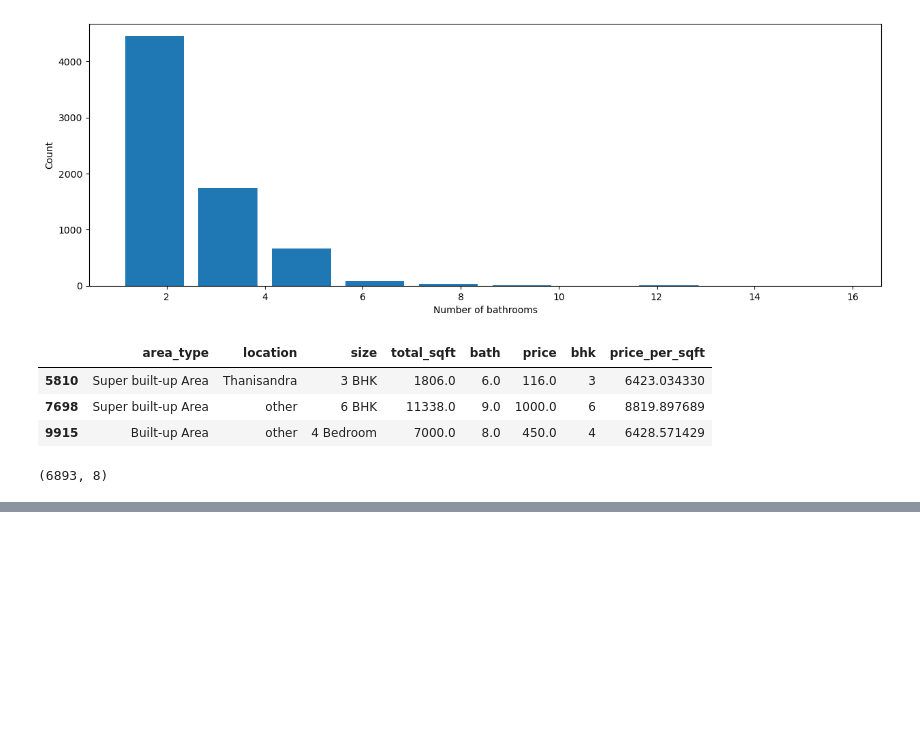
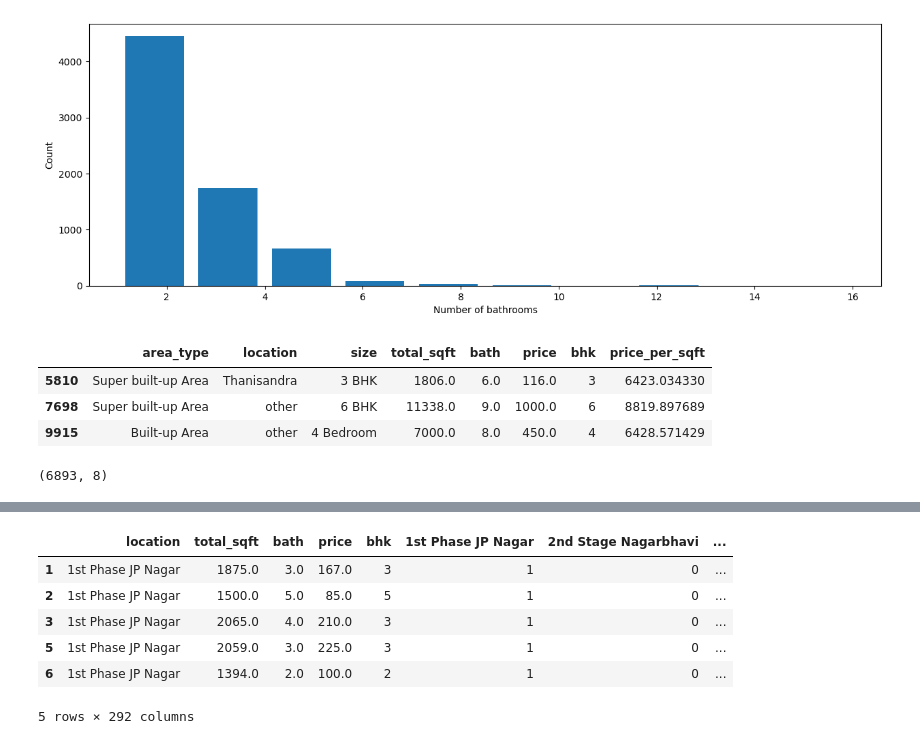
Before and after one commit to Pranav3608/Bengaluru_RealEstate_Housing_Prediction, a Jupyter notebook: model.ipynb, the cells around one changed output, grey strips where cells are left out. Drawn from its saved outputs; the diff is of its cells as text; code cells hidden in the pictures; blank space fills up the shorter version.

```diff
--- a/model.ipynb
+++ b/model.ipynb
@@ -452,0 +470,11 @@ df_cleaned.head(5)
+# %%
+df_cleaned = pd.concat([df_cleaned, dummies.drop('other', axis='columns')], axis='columns')
+df_cleaned.head(5)
+# %% [output]
+|  | location | total_sqft | bath | price | bhk | 1st Phase JP Nagar | 2nd Stage Nagarbhavi | ... |
+| 1 | 1st Phase JP Nagar | 1875.0 | 3.0 | 167.0 | 3 | 1 | 0 | ... |
+| 2 | 1st Phase JP Nagar | 1500.0 | 5.0 | 85.0 | 5 | 1 | 0 | ... |
+| 3 | 1st Phase JP Nagar | 2065.0 | 4.0 | 210.0 | 3 | 1 | 0 | ... |
+| 5 | 1st Phase JP Nagar | 2059.0 | 3.0 | 225.0 | 3 | 1 | 0 | ... |
+| 6 | 1st Phase JP Nagar | 1394.0 | 2.0 | 100.0 | 2 | 1 | 0 | ... |
+5 rows × 292 columns
```
Also changed, not shown: parts of 13 cells of this notebook.
